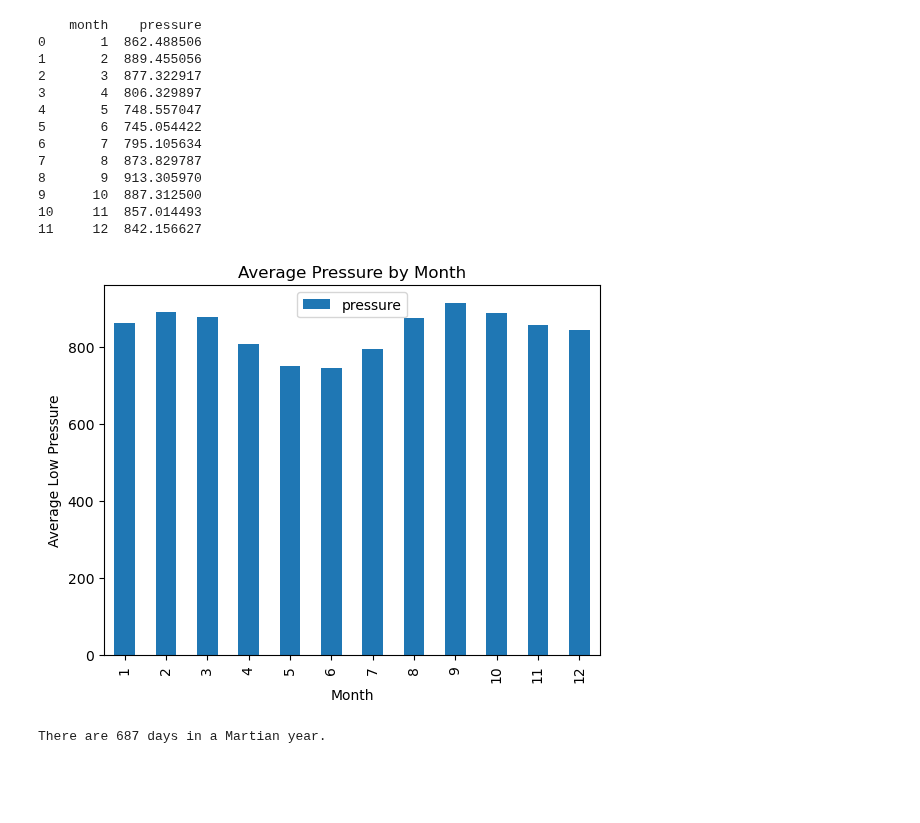
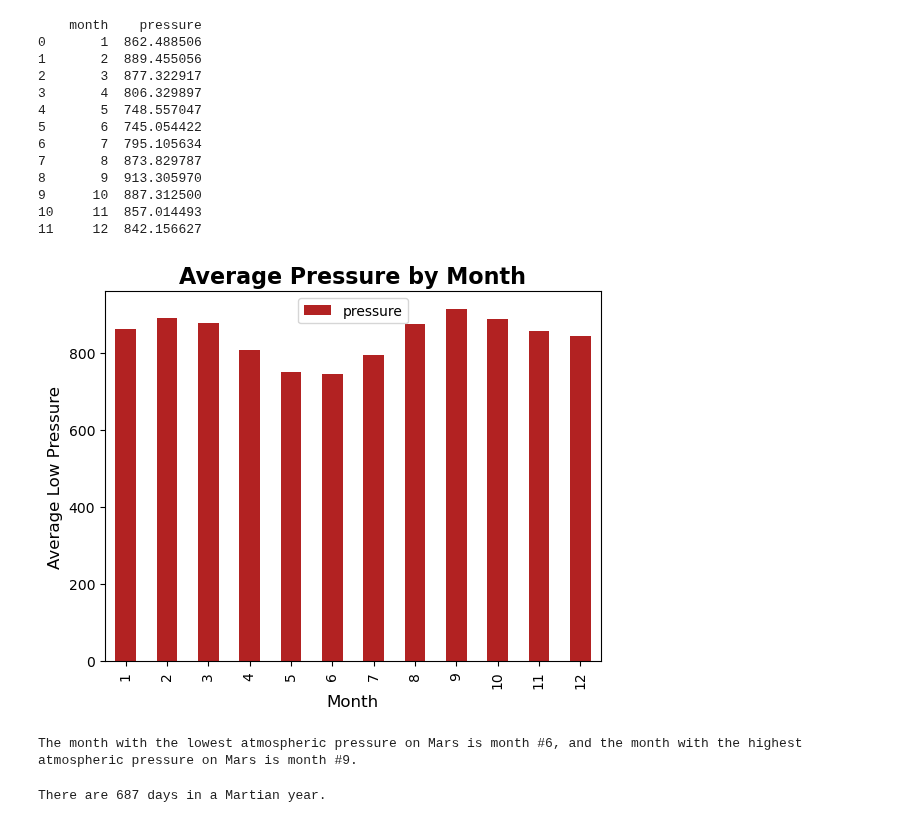
Before and after one commit to smruth17/data_collection, a Jupyter notebook: part_2_mars_weather.ipynb, the cells around one changed output. Saved outputs shown, nothing was run; the diff lists cells and outputs as text; code cells hidden in the pictures; blank space fills up the shorter version.

```diff
--- a/part_2_mars_weather.ipynb
+++ b/part_2_mars_weather.ipynb
@@ -225,13 +225,22 @@ print(ave_pressure_df)
 11     12  842.156627
 # %%
 # Plot the average pressure by month
-ave_pressure_df.plot(x="month", y="pressure", kind="bar")
-plt.title("Average Pressure by Month")
-plt.xlabel("Month")
-plt.ylabel("Average Low Pressure")
+ave_pressure_df.plot(x="month", y="pressure", kind="bar", color="firebrick")
+plt.title("Average Pressure by Month", fontsize=16, fontweight="bold")
+plt.xlabel("Month", fontsize=12)
+plt.ylabel("Average Low Pressure", fontsize=12)
 plt.show()
 # %% [output]
-[figure, old version]
+[figure, new version]
+# %%
+# Identify the lowest and highest atmospheric pressure months in Curiosity's location
+max_pressure_row = ave_pressure_df[ave_pressure_df["pressure"] == ave_pressure_df["pressure"].max()]
+max_pressure_month = max_pressure_row["month"].values[0]
+min_pressure_row = ave_pressure_df[ave_pressure_df["pressure"] == ave_pressure_df["pressure"].min()]
+min_pressure_month = min_pressure_row["month"].values[0]
+print(f"The month with the lowest atmospheric pressure on Mars is month #{min_pressure_month}, and the month with the highest atmospheric pressure on Mars is month #{max_pressure_month}.")
+# %% [output]
+The month with the lowest atmospheric pressure on Mars is month #6, and the month with the highest atmospheric pressure on Mars is month #9.
 # %%
 # 5. How many terrestrial (earth) days are there in a Martian year? *Help from Christopher and Xpert Learning Assistant
 first_ls = df1[df1["ls"] == 155].index[0]
```
Also changed, not shown: parts of 2 cells of this notebook.
